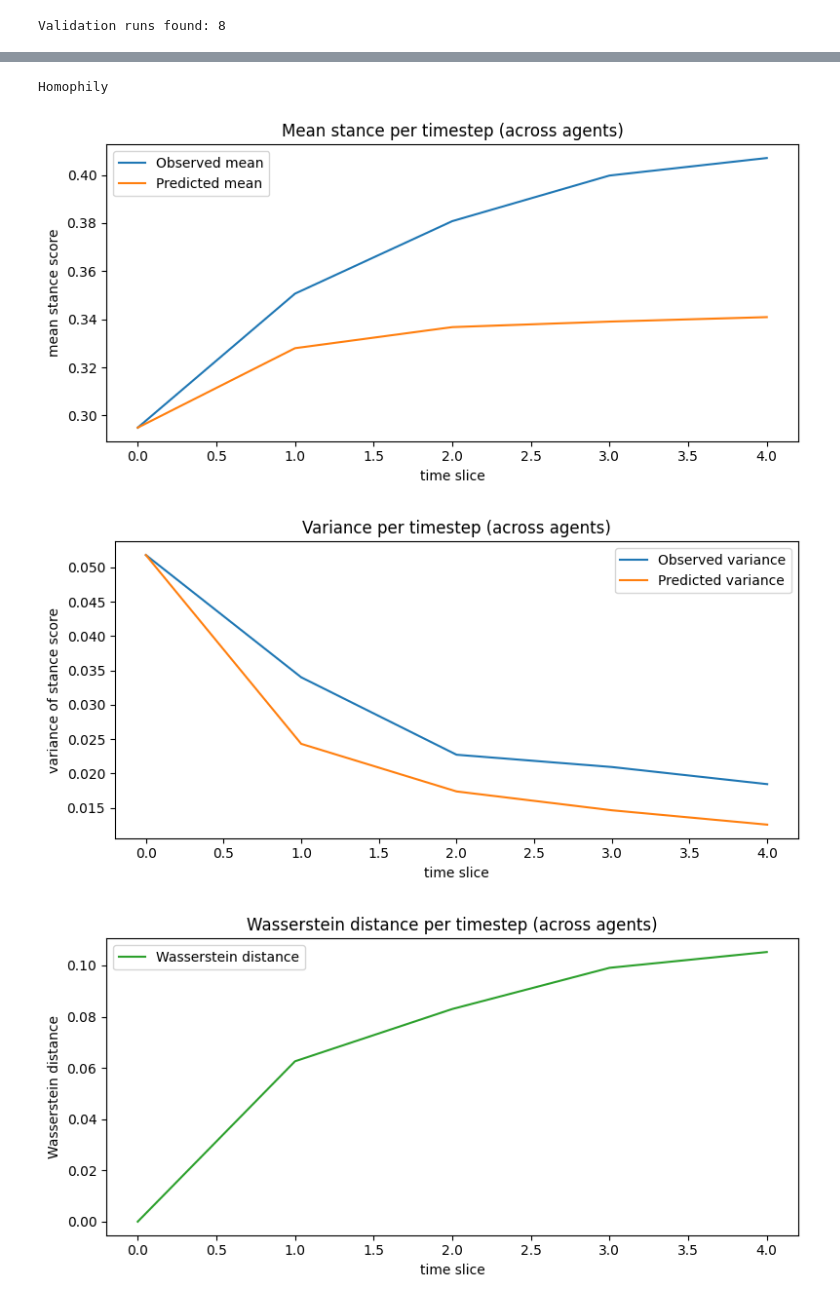
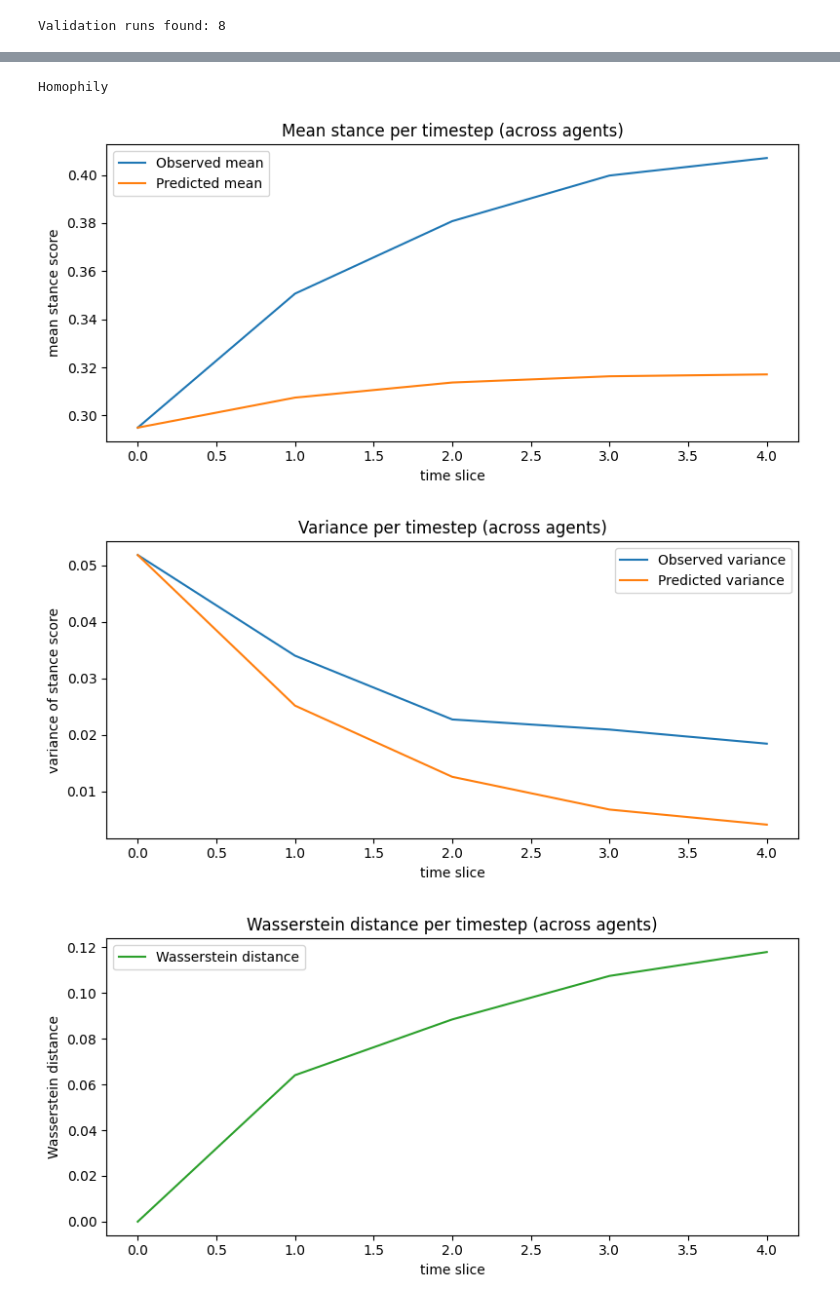
Before and after one commit to samuelLi05/llm-network, a Jupyter notebook: modeling/models/opinion_fitting.ipynb, the cells around one changed output, grey strips where cells are left out. Drawn from its saved outputs; the diff is of its cells as text; code cells hidden in the pictures.

```diff
--- a/modeling/models/opinion_fitting.ipynb
+++ b/modeling/models/opinion_fitting.ipynb
@@ -149,9 +181,11 @@ mean=0.330, median=0.333, min=0.000, max=0.600, total_slices=620
 HOMOPHILY = fit_homophily(RUN_TRAJ, RUN_NEIGHBORS, gamma0=1.0)
 HOMOPHILY_A = HOMOPHILY['Abar']
 HOMOPHILY_GAMMA = HOMOPHILY['gamma']
+HOMOPHILY_LAMBDA = HOMOPHILY["lambda"]
 
 print('Homophily fit')
 print('gamma:', HOMOPHILY_GAMMA)
 print('Global pooled MSE loss:', HOMOPHILY['mse_pool'])
+print('lambda:', HOMOPHILY_LAMBDA)
 # %% [output]
 Homophily fit
@@ -162,14 +238,12 @@ BEST_HOMO_STUB = fit_homophily_stubborness(
     RUN_TRAJ,
     RUN_NEIGHBORS,
     gamma0=HOMOPHILY_GAMMA,
-    lambda1=0.0,
-    lambda2=0.0,
-    bias0=0.0,
 )
 
 homo_stub_rows = [{
     "lambda1": BEST_HOMO_STUB["lambda1"],
     "lambda2": BEST_HOMO_STUB["lambda2"],
+    "lambda_self": BEST_HOMO_STUB["lambda_self"],
     "gamma": BEST_HOMO_STUB["gamma"],
     "bias": BEST_HOMO_STUB["bias"],
     "mse_pool": BEST_HOMO_STUB["mse_pool"],
@@ -183,6 +257,7 @@ HOMO_STUB_LAMBDA_TABLE = pd.DataFrame(homo_stub_rows).sort_values("mse_pool").re
 print("Best homophily+stubbornness fit (inner lambda optimization + outer gamma search)")
 print("lambda1:", BEST_HOMO_STUB["lambda1"])
 print("lambda2:", BEST_HOMO_STUB["lambda2"])
+print("lambda_self:", BEST_HOMO_STUB["lambda_self"])
 print("gamma:", BEST_HOMO_STUB["gamma"])
 print("bias:", BEST_HOMO_STUB["bias"])
 print("mse_pool:", BEST_HOMO_STUB["mse_pool"])
@@ -193,6 +268,7 @@ HOMO_STUB_GAMMA = BEST_HOMO_STUB["gamma"]
 HOMO_STUB_BIAS = BEST_HOMO_STUB["bias"]
 HOMO_STUB_L1 = BEST_HOMO_STUB["lambda1"]
 HOMO_STUB_L2 = BEST_HOMO_STUB["lambda2"]
+HOMO_STUB_LSELF = BEST_HOMO_STUB["lambda_self"]
 
 HOMO_STUB_LAMBDA_TABLE.head(10)
 # %% [output]
@@ -527,8 +635,22 @@ TEST_HOMO = evaluate_validation_model(
         HOMOPHILY_GAMMA,
         np.asarray(observed, dtype=float)[0],
         PARAMS['rollout_horizon_cap'],
+        lambda_self=HOMOPHILY_LAMBDA
     ),
 )
+
+TEST_HOMO_FJ = evaluate_validation_model(
+    TEST_RUN_TRAJ,
+    lambda observed: rollout_with_homophily_friedkin_johnsen(
+        HOMO_FJ_A,
+        HOMO_FJ_GAMMA,
+        HOMO_FJ_L1,
+        np.asarray(observed, dtype=float)[0],
+        PARAMS["rollout_horizon_cap"],
+        lambda_self=HOMO_FJ_LSELF
+    ),
+)
+
 TEST_HOMO_STUB = evaluate_validation_model(
     TEST_RUN_TRAJ,
     lambda observed: rollout_with_homophily_stubborness(
@@ -539,6 +661,7 @@ TEST_HOMO_STUB = evaluate_validation_model(
         HOMO_STUB_L2,
         np.asarray(observed, dtype=float)[0],
         PARAMS["rollout_horizon_cap"],
+        lambda_self=HOMO_STUB_LSELF
     ),
 )
 
@@ -546,6 +669,7 @@ VALIDATION_CURVE_HORIZON = min(
     TEST_DEGROOT['mean_true_stack'].shape[1],
     TEST_FJ_ADJ['mean_true_stack'].shape[1],
     TEST_HOMO['mean_true_stack'].shape[1],
+    TEST_HOMO_FJ['mean_true_stack'].shape[1],
     TEST_HOMO_STUB['mean_true_stack'].shape[1],
 )
 
@@ -590,6 +714,21 @@ plot_wasserstein_distance_per_timestep(
     TEST_HOMO['wasserstein_stack'].mean(axis=0)[:VALIDATION_CURVE_HORIZON],
 )
 
+print("Homophily FJ (no bias)")
+plot_mean_per_timestep(
+    TEST_HOMO_FJ['mean_true_stack'].mean(axis=0)[:VALIDATION_CURVE_HORIZON],
+    TEST_HOMO_FJ['mean_pred_stack'].mean(axis=0)[:VALIDATION_CURVE_HORIZON],
+)
+
+plot_variance_per_timestep(
+    TEST_HOMO_FJ['var_true_stack'].mean(axis=0)[:VALIDATION_CURVE_HORIZON],
+    TEST_HOMO_FJ['var_pred_stack'].mean(axis=0)[:VALIDATION_CURVE_HORIZON],
+)
+
+plot_wasserstein_distance_per_timestep(
+    TEST_HOMO_FJ['wasserstein_stack'].mean(axis=0)[:VALIDATION_CURVE_HORIZON],
+)
+
 print('Homophily stubbornness')
 plot_mean_per_timestep(
     TEST_HOMO_STUB['mean_true_stack'].mean(axis=0)[:VALIDATION_CURVE_HORIZON],
@@ -618,33 +757,40 @@ test_summary = pd.DataFrame([
         'var_curve_abs_error': TEST_FJ_ADJ['var_curve_abs_error'],
         'wasserstein_curve_mean': TEST_FJ_ADJ['wasserstein_curve_mean'],
     },
     {
         'model': 'homophily',
         'transition_mse_mean': TEST_HOMO['transition_mse_mean'],
         'mean_curve_abs_error': TEST_HOMO['mean_curve_abs_error'],
         'var_curve_abs_error': TEST_HOMO['var_curve_abs_error'],
         'wasserstein_curve_mean': TEST_HOMO['wasserstein_curve_mean'],
     },
     {
+        'model': 'homophily_friedkin_johnsen',
+        'transition_mse_mean': TEST_HOMO_FJ['transition_mse_mean'],
+        'mean_curve_abs_error': TEST_HOMO_FJ['mean_curve_abs_error'],
+        'var_curve_abs_error': TEST_HOMO_FJ['var_curve_abs_error'],
+        'wasserstein_curve_mean': TEST_HOMO_FJ['wasserstein_curve_mean'],
+    },
+    {
         'model': 'homophily_stubbornness',
         'transition_mse_mean': TEST_HOMO_STUB['transition_mse_mean'],
         'mean_curve_abs_error': TEST_HOMO_STUB['mean_curve_abs_error'],
         'var_curve_abs_error': TEST_HOMO_STUB['var_curve_abs_error'],
         'wasserstein_curve_mean': TEST_HOMO_STUB['wasserstein_curve_mean'],
     },
 ])
 print(test_summary)
 # %% [output]
 Validation metric horizon (shared): 5
 Degroot
 [figure]
 [figure]
 [figure]
 FJ adjacency
 [figure]
 [figure]
 [figure]
 Homophily
-[figure, old version]
+[figure, new version]
-[figure, old version]
+[figure, new version]
-[figure, old version]
+[figure, new version]
```
Also changed, not shown: parts of 11 cells of this notebook, 2 other files.
